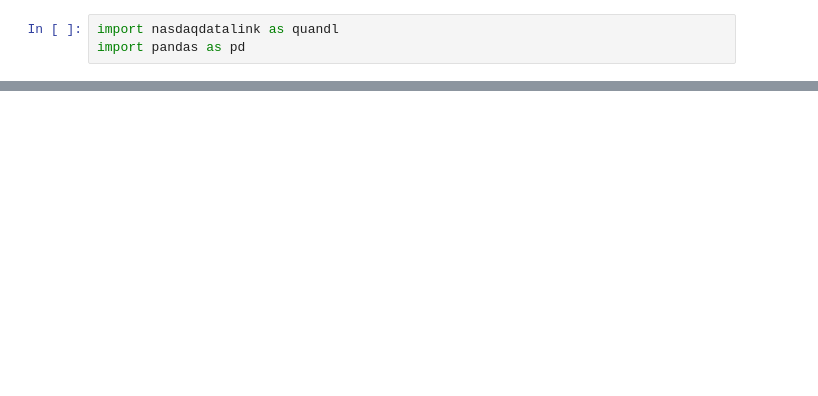
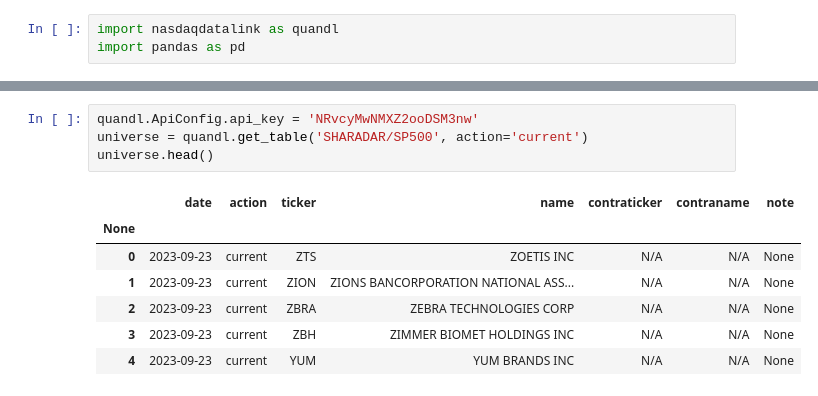
Before and after one commit to springmarathon/nyu-hedge-fund-strategies, a Jupyter notebook: nasdaq/sharadar.ipynb, the cells around one changed output, grey strips where cells are left out. Cells and saved outputs as stored; diff of their text form; blank space fills up the shorter version.

```diff
--- a/nasdaq/sharadar.ipynb
+++ b/nasdaq/sharadar.ipynb
@@ -12,4 +13,16 @@ data.head()
 | 3050 | GOOG | Alphabet Inc. Class C Capital Stock | $121.605 | 0.3450 | 0.285% | 1.544019e+12 | United States | 2004.0 | 3221308 | Technology | ... |
 | 3051 | GOOGL | Alphabet Inc. Class A Common Stock | $120.94 | 0.3900 | 0.324% | 1.535575e+12 | United States | 2004.0 | 5474863 | Technology | ... |
 | 419 | AMZN | Amazon.com Inc. Common Stock | $127.9599 | 3.1299 | 2.507% | 1.312914e+12 | United States | 1997.0 | 15850686 | Consumer Discretionary | ... |
+# %%
+quandl.ApiConfig.api_key = 'NRvcyMwNMXZ2ooDSM3nw'
+universe = quandl.get_table('SHARADAR/SP500', action='current')
+universe.head()
+# %% [output]
+|  | date | action | ticker | name | contraticker | contraname | note |
+| None |  |  |  |  |  |  |  |
+| 0 | 2023-09-23 | current | ZTS | ZOETIS INC | N/A | N/A | None |
+| 1 | 2023-09-23 | current | ZION | ZIONS BANCORPORATION NATIONAL ASS... | N/A | N/A | None |
+| 2 | 2023-09-23 | current | ZBRA | ZEBRA TECHNOLOGIES CORP | N/A | N/A | None |
+| 3 | 2023-09-23 | current | ZBH | ZIMMER BIOMET HOLDINGS INC | N/A | N/A | None |
+| 4 | 2023-09-23 | current | YUM | YUM BRANDS INC | N/A | N/A | None |
 # %%
```
Also changed, not shown: parts of 11 cells of this notebook.
